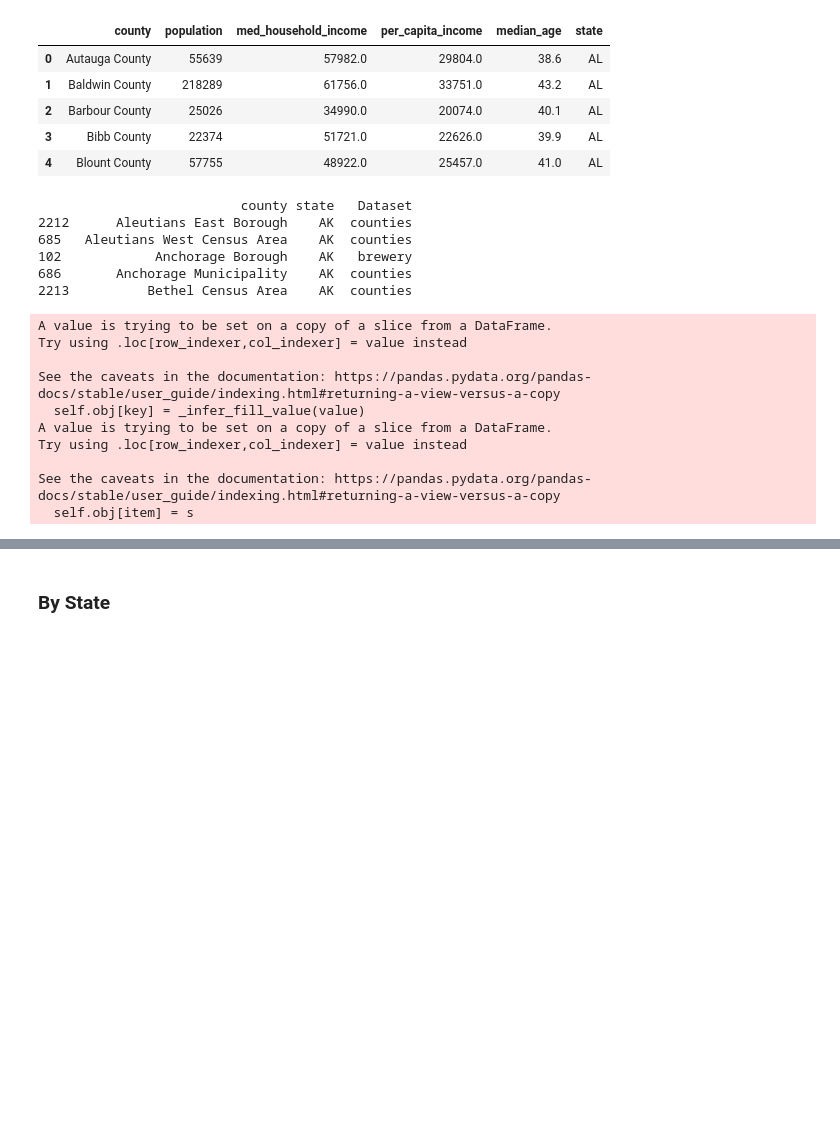
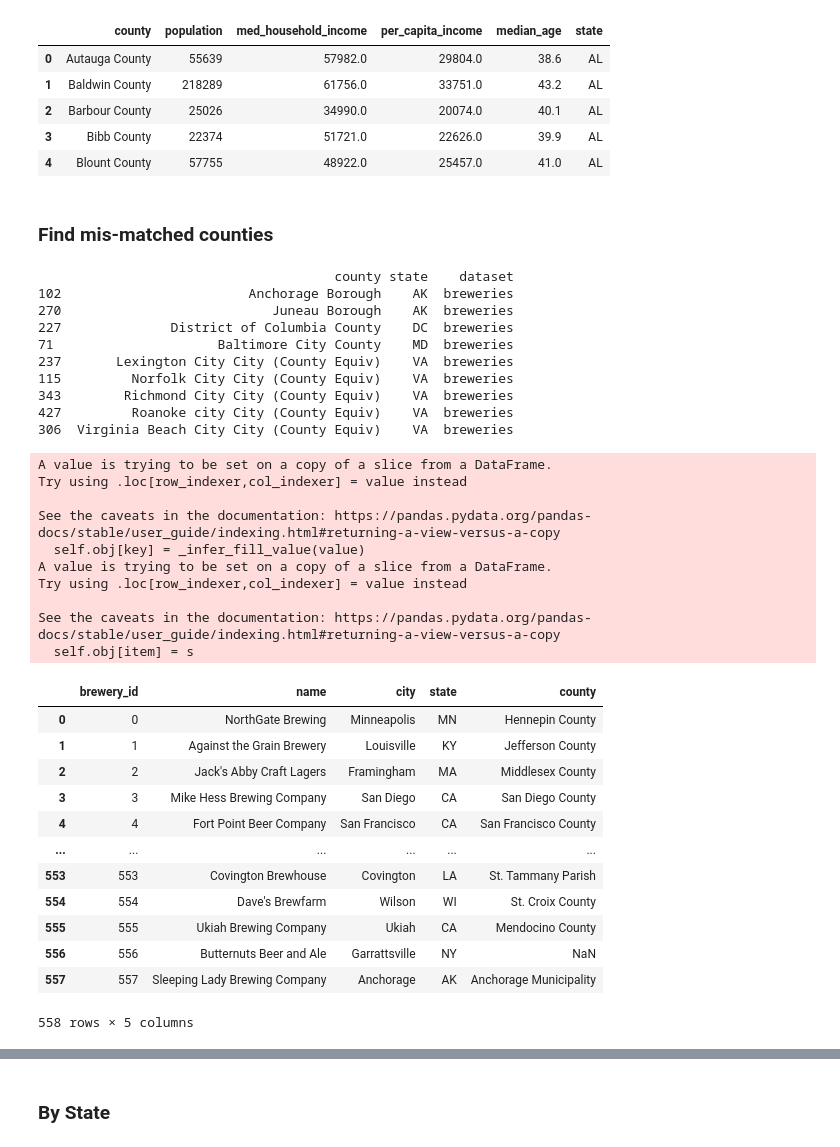
Before and after one commit to gdagger/Team3_Project2, a Jupyter notebook: ETL.ipynb, the cells around one changed output, grey strips where cells are left out. Cells and saved outputs as stored; diff of their text form; code cells hidden in the pictures; blank space fills up the shorter version.

Commit message:
Fixed county issue

```diff
--- a/ETL.ipynb
+++ b/ETL.ipynb
@@ -217,33 +217,45 @@ county_census_cleaned_df.head()
 | 2 | Barbour County | 25026 | 34990.0 | 20074.0 | 40.1 | AL |
 | 3 | Bibb County | 22374 | 51721.0 | 22626.0 | 39.9 | AL |
 | 4 | Blount County | 57755 | 48922.0 | 25457.0 | 41.0 | AL |
+# %% [markdown]
+### Find mis-matched counties
 # %%
 # Get list of counties from US census to cross-reference
-census = county_census_cleaned_df[['county','state']]
+census_counties = county_census_cleaned_df[['county','state']]
 
 # Add new column so specify origin of each row after concat
-census.loc[:,"Dataset"] = "counties"
+census_counties.loc[:,"dataset"] = "counties"
 
 # Get list of counties from brewerys dataset to cross-reference
-brewery = breweries_final_df[['county','state']]
+brewery_counties = breweries_final_df[['county','state']]
+
 # Add new column so specify origin of each row after concat
-brewery.loc[:,"Dataset"] = "brewery"
+brewery_counties.loc[:,"dataset"] = "breweries"
 
-# Combine two lists of counties, drop counties/state rows from each when they match, sort
-combined = pd.concat([census, brewery]).drop_duplicates(subset=['county', 'state'], keep='first').sort_values(['state','county'])
+# Combine two dataframes of counties, drop matching counties/state rows from each when they match, sort by state/county
+combined_counties = pd.concat([census_counties, brewery_counties])\
+                        .drop_duplicates(subset=['county', 'state'], keep='first')\
+                        .sort_values(['state','county'])
 
-# Export as csv to examine
-combined.to_csv('COMBINED_COUNTIES.csv', index=False)
+# Drop rows with null values ()
+combined_counties.dropna(inplace=True)
+
+# Filter down to scraped county names that do not match census
+counties_to_fix = combined_counties[combined_counties['dataset']=='breweries']
 
 # Display first 5 rows
-print(combined.head())
+print(counties_to_fix)
 # %% [output]
-                          county state   Dataset
-2212      Aleutians East Borough    AK  counties
-685   Aleutians West Census Area    AK  counties
-102            Anchorage Borough    AK   brewery
-686       Anchorage Municipality    AK  counties
-2213          Bethel Census Area    AK  counties
+                                      county state    dataset
+102                        Anchorage Borough    AK  breweries
+270                           Juneau Borough    AK  breweries
+227              District of Columbia County    DC  breweries
+71                     Baltimore City County    MD  breweries
+237       Lexington City City (County Equiv)    VA  breweries
+115         Norfolk City City (County Equiv)    VA  breweries
+343        Richmond City City (County Equiv)    VA  breweries
+427         Roanoke city City (County Equiv)    VA  breweries
+306  Virginia Beach City City (County Equiv)    VA  breweries
 A value is trying to be set on a copy of a slice from a DataFrame.
 Try using .loc[row_indexer,col_indexer] = value instead
 
@@ -254,6 +266,35 @@ Try using .loc[row_indexer,col_indexer] = value instead
 
 See the caveats in the documentation: https://pandas.pydata.org/pandas-docs/stable/user_guide/indexing.html#returning-a-view-versus-a-copy
   self.obj[item] = s
+# %%
+county_name_fix = {'Anchorage Borough': 'Anchorage Municipality',
+                    'Juneau Borough': 'Juneau City and Borough',
+                    'District of Columbia County': 'District of Columbia',
+                    'Baltimore City County': 'Baltimore city',
+                    'Lexington City City (County Equiv)': 'Lexington city',
+                    'Norfolk City City (County Equiv)': 'Norfolk city',
+                    'Richmond City City (County Equiv)': 'Richmond city',
+                    'Roanoke city City (County Equiv)': 'Roanoke city',
+                    'Virginia Beach City City (County Equiv)': 'Virginia Beach city'
+                    }
+
+breweries_final_df.replace({'county': county_name_fix}, inplace=True)
+
+breweries_final_df
+# %% [output]
+|  | brewery_id | name | city | state | county |
+| 0 | 0 | NorthGate Brewing | Minneapolis | MN | Hennepin County |
+| 1 | 1 | Against the Grain Brewery | Louisville | KY | Jefferson County |
+| 2 | 2 | Jack's Abby Craft Lagers | Framingham | MA | Middlesex County |
+| 3 | 3 | Mike Hess Brewing Company | San Diego | CA | San Diego County |
+| 4 | 4 | Fort Point Beer Company | San Francisco | CA | San Francisco County |
+| ... | ... | ... | ... | ... | ... |
+| 553 | 553 | Covington Brewhouse | Covington | LA | St. Tammany Parish |
+| 554 | 554 | Dave's Brewfarm | Wilson | WI | St. Croix County |
+| 555 | 555 | Ukiah Brewing Company | Ukiah | CA | Mendocino County |
+| 556 | 556 | Butternuts Beer and Ale | Garrattsville | NY | NaN |
+| 557 | 557 | Sleeping Lady Brewing Company | Anchorage | AK | Anchorage Municipality |
+558 rows × 5 columns
 # %%
 # Create dataframe of all counties (by state) in breweries table to account for missing/misnamed counties
 breweries_county_state_df = breweries_final_df[['county','state']]
```
Also changed, not shown: parts of 2 cells of this notebook, 1 other file.
